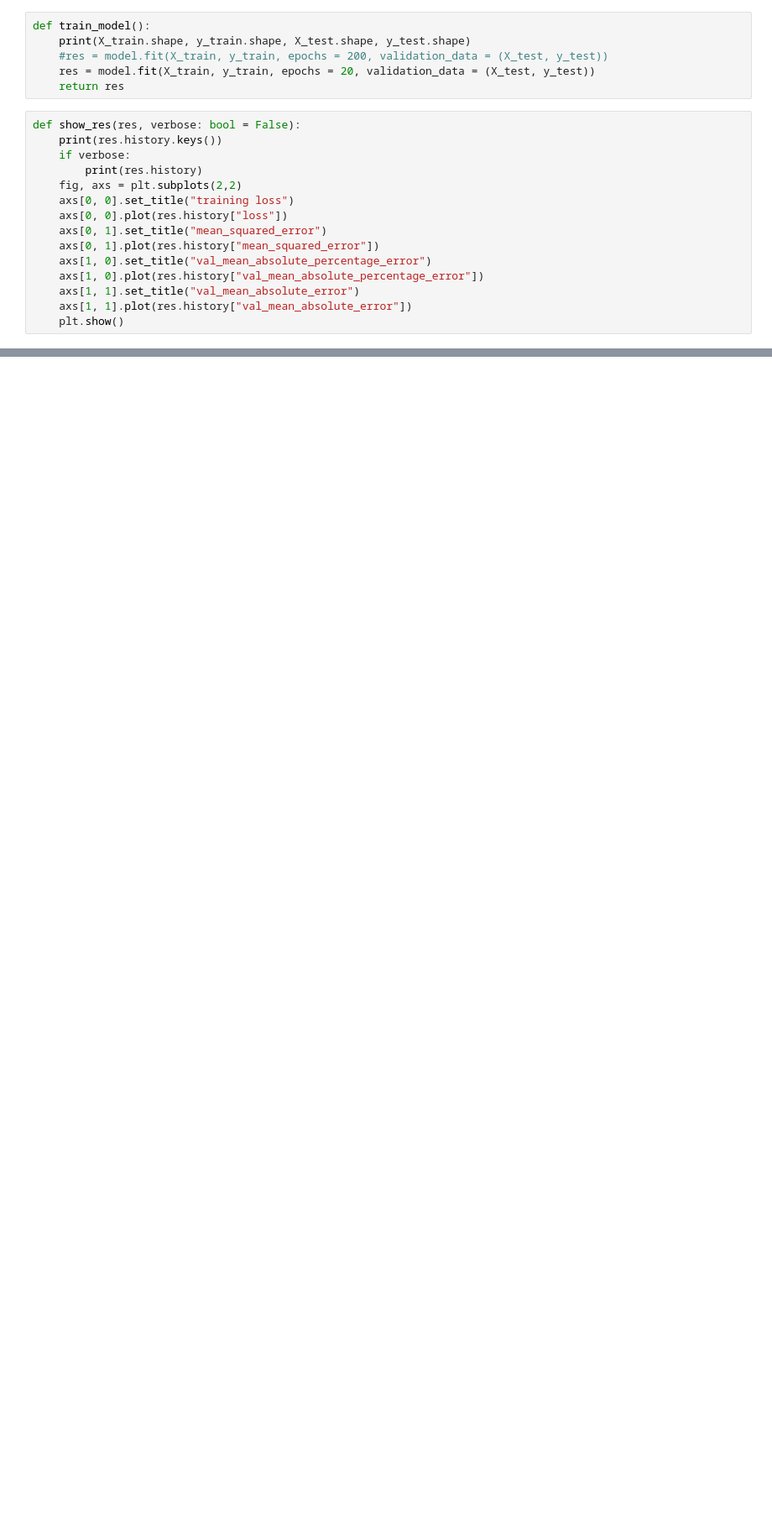
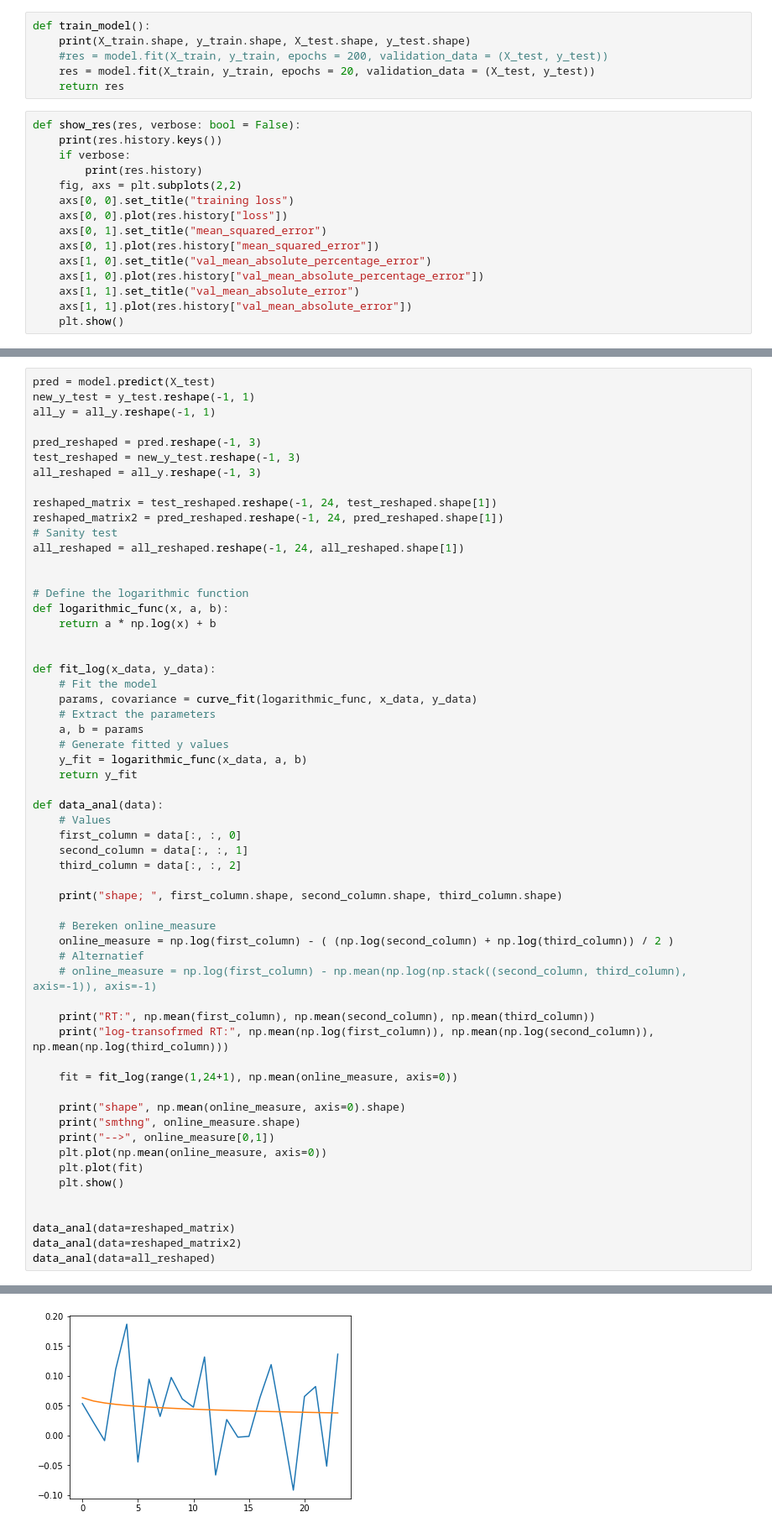
Before and after one commit to Altibertalt/thesis_model, a Jupyter notebook: modelling.ipynb, the cells around one changed output, grey strips where cells are left out. Shown at 84% size. Cells and saved outputs as stored; diff of their text form; blank space fills up the shorter version.

Commit message:
more accurate model with prediction & anal

```diff
--- a/modelling.ipynb
+++ b/modelling.ipynb
@@ -175,0 +171,59 @@ plt.show()
+# %%
+pred = model.predict(X_test)
+new_y_test = y_test.reshape(-1, 1)
+all_y = all_y.reshape(-1, 1)
+
+pred_reshaped = pred.reshape(-1, 3)
+test_reshaped = new_y_test.reshape(-1, 3)
+all_reshaped = all_y.reshape(-1, 3)
+
+reshaped_matrix = test_reshaped.reshape(-1, 24, test_reshaped.shape[1])
+reshaped_matrix2 = pred_reshaped.reshape(-1, 24, pred_reshaped.shape[1])
+# Sanity test
+all_reshaped = all_reshaped.reshape(-1, 24, all_reshaped.shape[1])
+
+
+# Define the logarithmic function
+def logarithmic_func(x, a, b):
+    return a * np.log(x) + b
+
+
+def fit_log(x_data, y_data):
+    # Fit the model
+    params, covariance = curve_fit(logarithmic_func, x_data, y_data)
+    # Extract the parameters
+    a, b = params
+    # Generate fitted y values
+    y_fit = logarithmic_func(x_data, a, b)
+    return y_fit
+
+def data_anal(data):
+    # Values
+    first_column = data[:, :, 0]
+    second_column = data[:, :, 1]
+    third_column = data[:, :, 2]
+
+    print("shape; ", first_column.shape, second_column.shape, third_column.shape)
+
+    # Bereken online_measure
+    online_measure = np.log(first_column) - ( (np.log(second_column) + np.log(third_column)) / 2 )
+    # Alternatief
+    # online_measure = np.log(first_column) - np.mean(np.log(np.stack((second_column, third_column), axis=-1)), axis=-1)
+
+    print("RT:", np.mean(first_column), np.mean(second_column), np.mean(third_column))
+    print("log-transofrmed RT:", np.mean(np.log(first_column)), np.mean(np.log(second_column)), np.mean(np.log(third_column)))
+
+    fit = fit_log(range(1,24+1), np.mean(online_measure, axis=0))
+
+    print("shape", np.mean(online_measure, axis=0).shape)
+    print("smthng", online_measure.shape)
+    print("-->", online_measure[0,1])
+    plt.plot(np.mean(online_measure, axis=0))
+    plt.plot(fit)
+    plt.show()
+
+
+data_anal(data=reshaped_matrix)
+data_anal(data=reshaped_matrix2)
+data_anal(data=all_reshaped)
+# %% [output]
@@ -175,0 +236 @@ plt.show()
+[figure, added]
```
Also changed, not shown: parts of 6 cells of this notebook.
